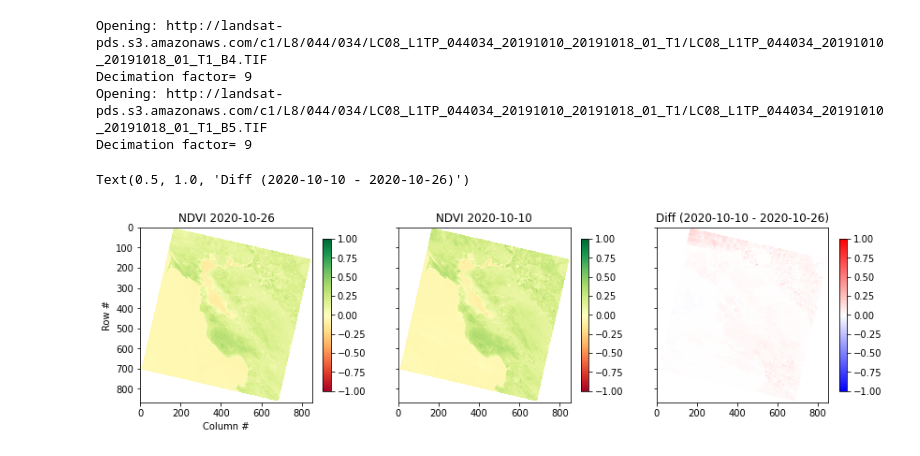
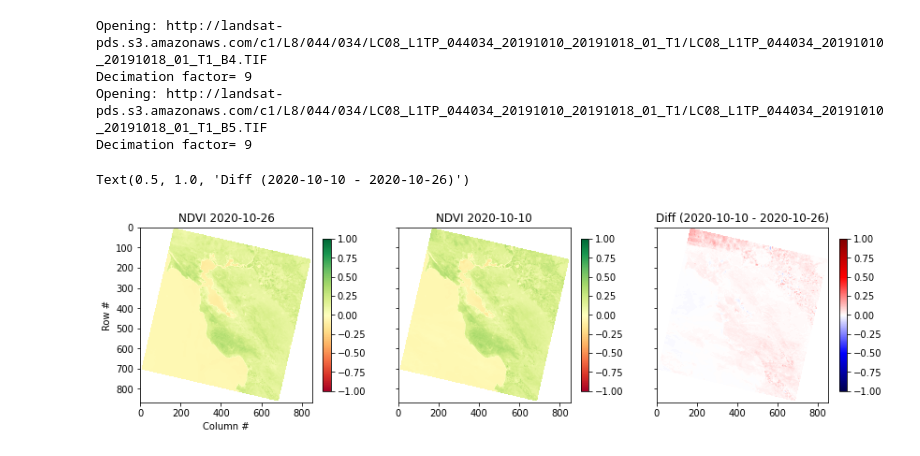
Before and after one commit to soorajpu12/LSTproject, a Jupyter notebook: NDVIfromAWS.ipynb, the cells around one changed output. Saved outputs shown, nothing was run; the diff lists cells and outputs as text; code cells hidden in the pictures.

```diff
--- a/NDVIfromAWS.ipynb
+++ b/NDVIfromAWS.ipynb
@@ -330,22 +330,22 @@ Decimation factor= 9
 # %%
 fig, axes = plt.subplots(1,3, figsize=(14,6), sharex=True, sharey=True)
 
 plt.sca(axes[0])
 plt.imshow(ndvi, cmap='RdYlGn', vmin=-1, vmax=1)
 plt.colorbar(shrink=0.5)
 plt.title('NDVI {}'.format(date))
 plt.xlabel('Column #')
 plt.ylabel('Row #')
 
 plt.sca(axes[1])
 plt.imshow(ndvi2, cmap='RdYlGn', vmin=-1, vmax=1)
 plt.colorbar(shrink=0.5)
 plt.title('NDVI {}'.format(date2))
 
 plt.sca(axes[2])
-plt.imshow(ndvi2 - ndvi, cmap='bwr', vmin=-1, vmax=1)
+plt.imshow(ndvi2 - ndvi, cmap='seismic', vmin=-1, vmax=1)
 plt.colorbar(shrink=0.5)
 plt.title('Diff ({} - {})'.format(date2, date))
 # %% [output]
 Text(0.5, 1.0, 'Diff (2020-10-10 - 2020-10-26)')
-[figure, old version]
+[figure, new version]
```
